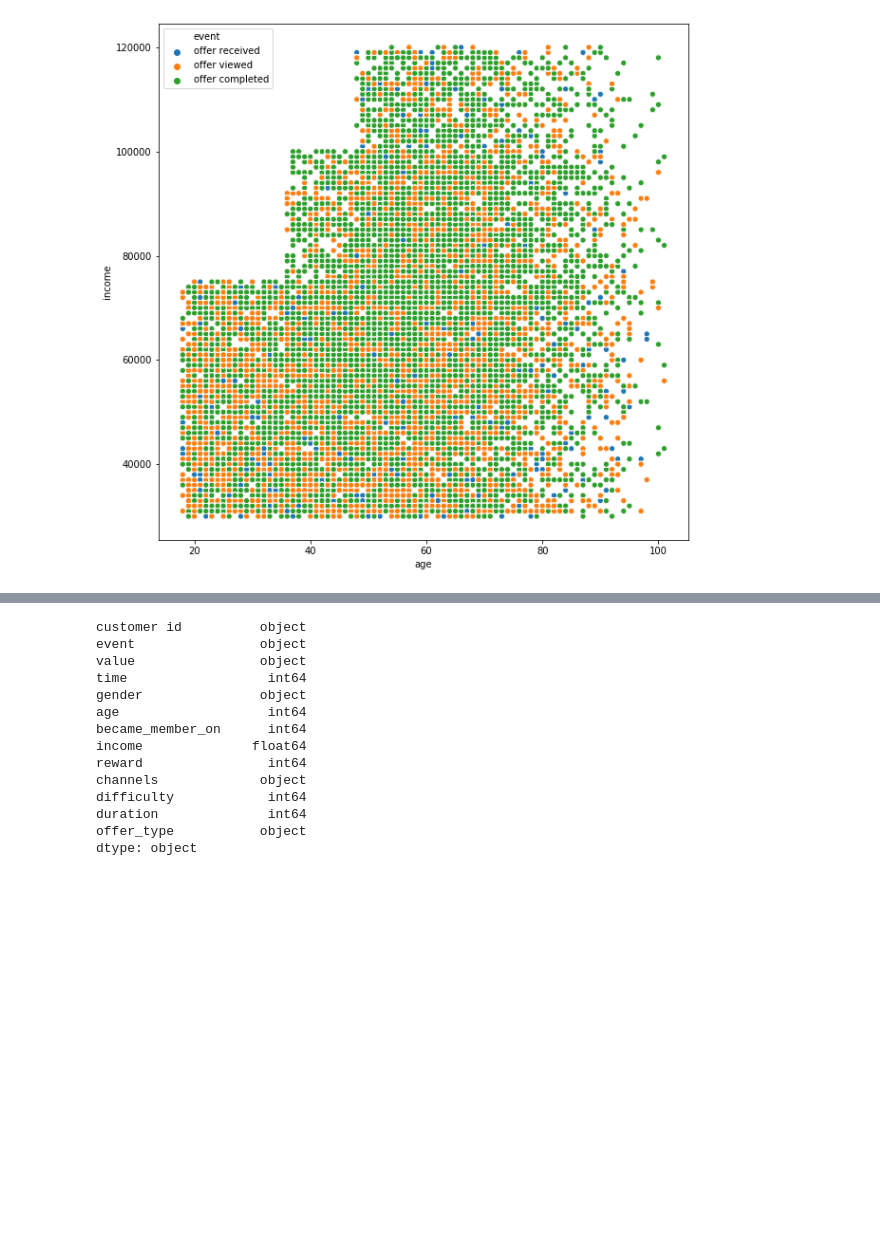
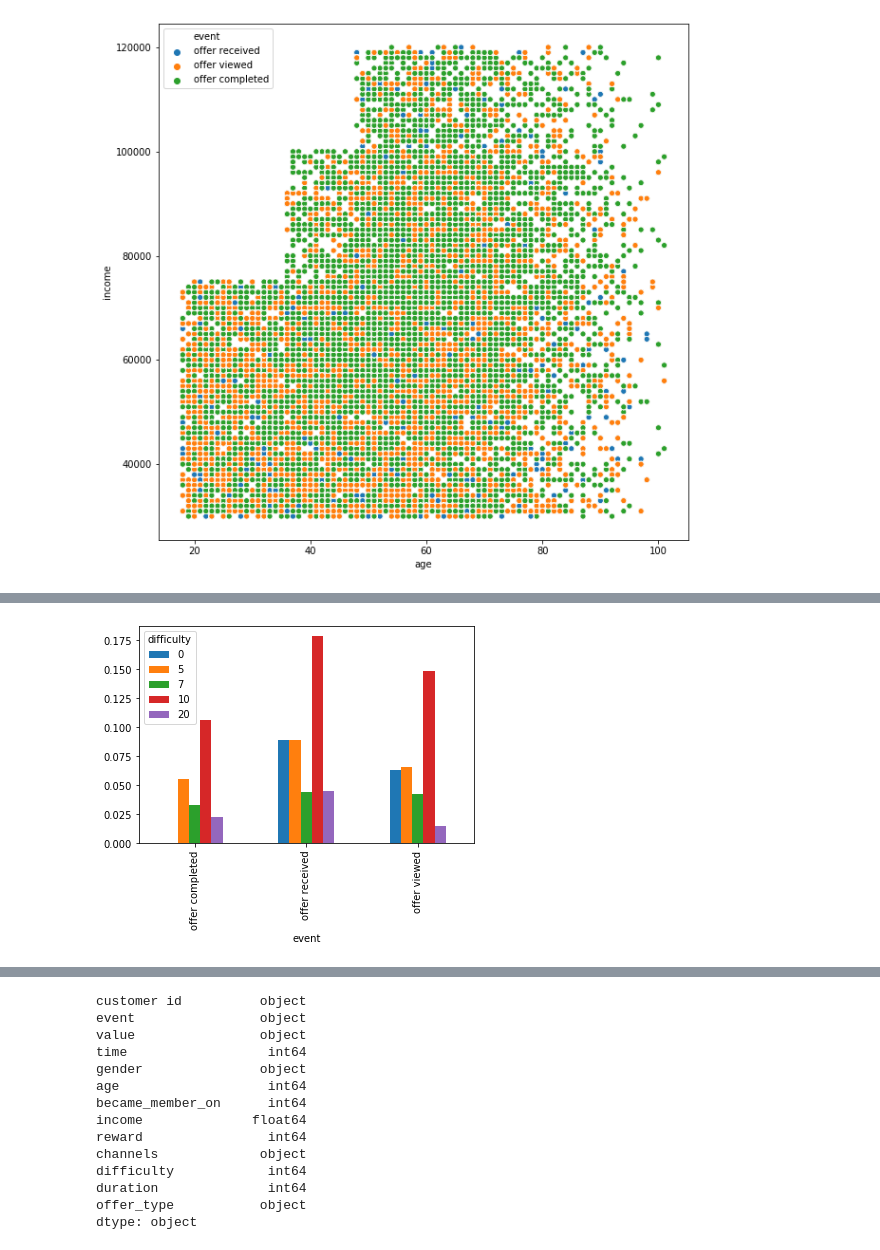
Before and after one commit to Rohma-Khan/ML_Classification_Modeling, a Jupyter notebook: Starbucks_Coupons.ipynb, the cells around one changed output, grey strips where cells are left out. Saved outputs shown, nothing was run; the diff lists cells and outputs as text; code cells hidden in the pictures; blank space fills up the shorter version.

```diff
--- a/Starbucks_Coupons.ipynb
+++ b/Starbucks_Coupons.ipynb
@@ -440,0 +449,4 @@ sns.scatterplot(data=df, x="age", y="income", hue="event", ax=ax)
+# %%
+pd.crosstab(df.event,df.difficulty, normalize=True).plot.bar();
+# %% [output]
+[figure, added]
```
Also changed, not shown: parts of 25 cells of this notebook.
